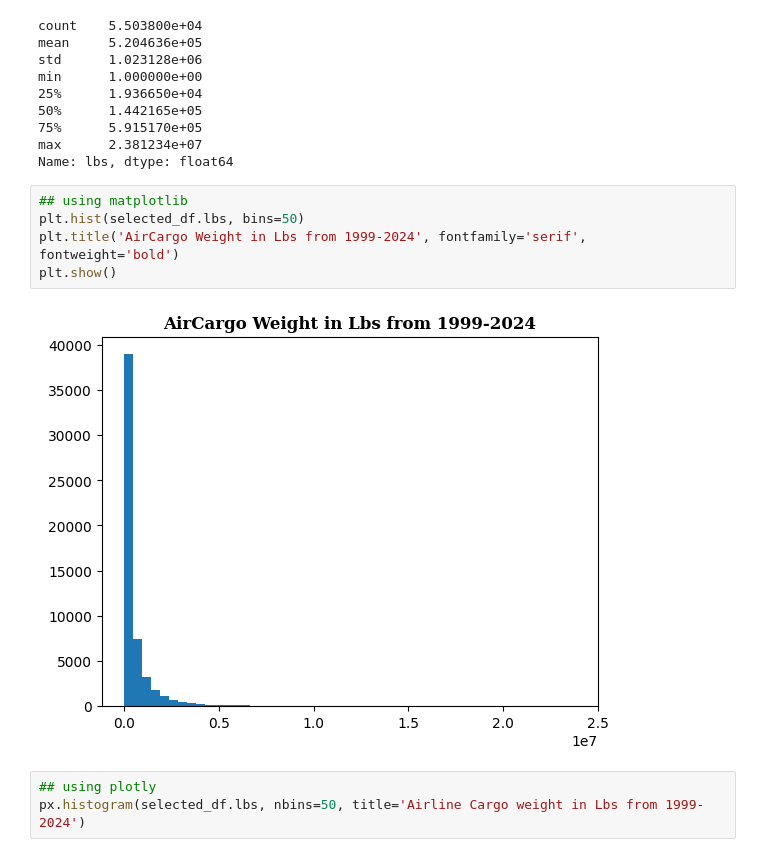
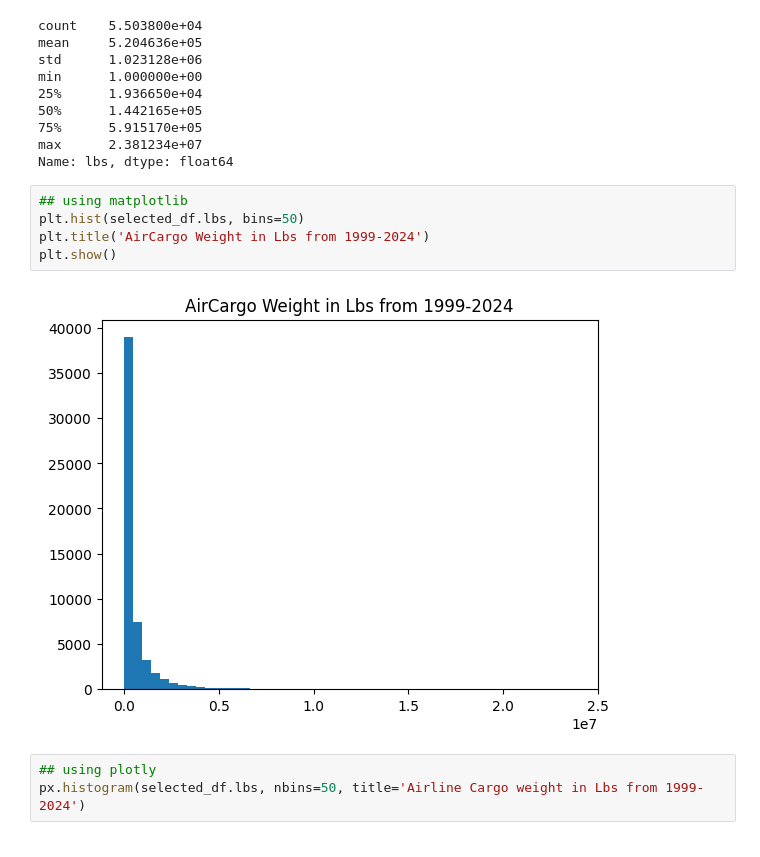
Before and after one commit to ikhsan-muhammad/p01-airplane_cargo, a Jupyter notebook: p01-airplane-cargo.ipynb, the cells around one changed output. Drawn from its saved outputs; the diff is of its cells as text.

```diff
--- a/p01-airplane-cargo.ipynb
+++ b/p01-airplane-cargo.ipynb
@@ -473,10 +511,10 @@ Name: lbs, dtype: float64
 # %%
 ## using matplotlib
 plt.hist(selected_df.lbs, bins=50)
-plt.title('AirCargo Weight in Lbs from 1999-2024', fontfamily='serif', fontweight='bold')
+plt.title('AirCargo Weight in Lbs from 1999-2024')
 plt.show()
 # %% [output]
-[figure, old version]
+[figure, new version]
 # %%
 ## using plotly
 px.histogram(selected_df.lbs, nbins=50, title='Airline Cargo weight in Lbs from 1999-2024')
```
Also changed, not shown: parts of 10 cells of this notebook.
